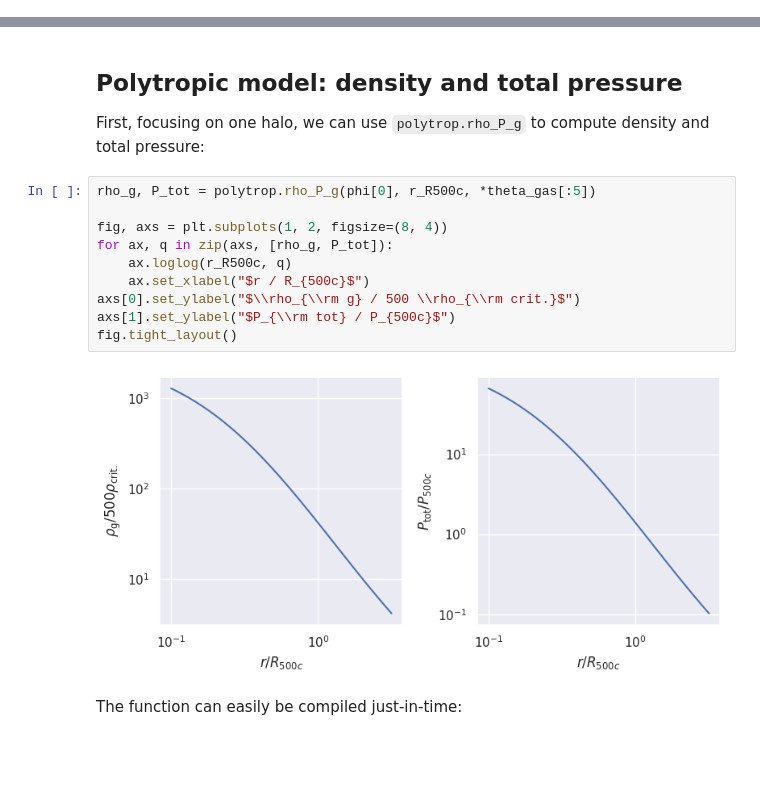
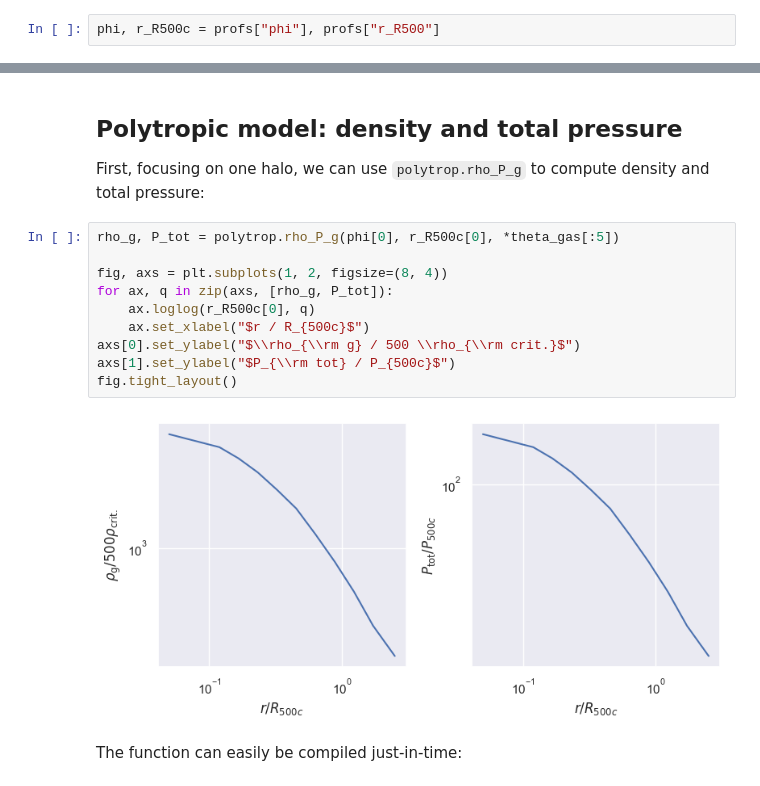
Before and after one commit to fkeruzore/picasso, a Jupyter notebook: docs/notebooks/demo_model.ipynb, the cells around one changed output, grey strips where cells are left out. Saved outputs shown, nothing was run; the diff lists cells and outputs as text; blank space fills up the shorter version.

```diff
--- a/docs/notebooks/demo_model.ipynb
+++ b/docs/notebooks/demo_model.ipynb
@@ -79,3 +67,5 @@ phi = jnp.array(phi)
+# %%
+phi, r_R500c = profs["phi"], profs["r_R500"]
 # %% [markdown]
 For simplicity, we will use fixed values for the parameter vector $\vartheta_{\rm gas}$:
 # %%
@@ -86,17 +76,17 @@ theta_gas = jnp.array([3.22e3, 1.91e2, 1.134, 0.0, 3.594e-7, 1.18e-2, 2.11e-1, 1
 
 First, focusing on one halo, we can use `polytrop.rho_P_g` to compute density and total pressure:
 # %%
-rho_g, P_tot = polytrop.rho_P_g(phi[0], r_R500c, *theta_gas[:5])
+rho_g, P_tot = polytrop.rho_P_g(phi[0], r_R500c[0], *theta_gas[:5])
 
 fig, axs = plt.subplots(1, 2, figsize=(8, 4))
 for ax, q in zip(axs, [rho_g, P_tot]):
-    ax.loglog(r_R500c, q)
+    ax.loglog(r_R500c[0], q)
     ax.set_xlabel("$r / R_{500c}$")
 axs[0].set_ylabel("$\\rho_{\\rm g} / 500 \\rho_{\\rm crit.}$")
 axs[1].set_ylabel("$P_{\\rm tot} / P_{500c}$")
 fig.tight_layout()
 # %% [output]
-[figure, old version]
+[figure, new version]
 # %% [markdown]
 The function can easily be compiled just-in-time:
 # %%
```
Also changed, not shown: parts of 9 cells of this notebook, 5 other files.
